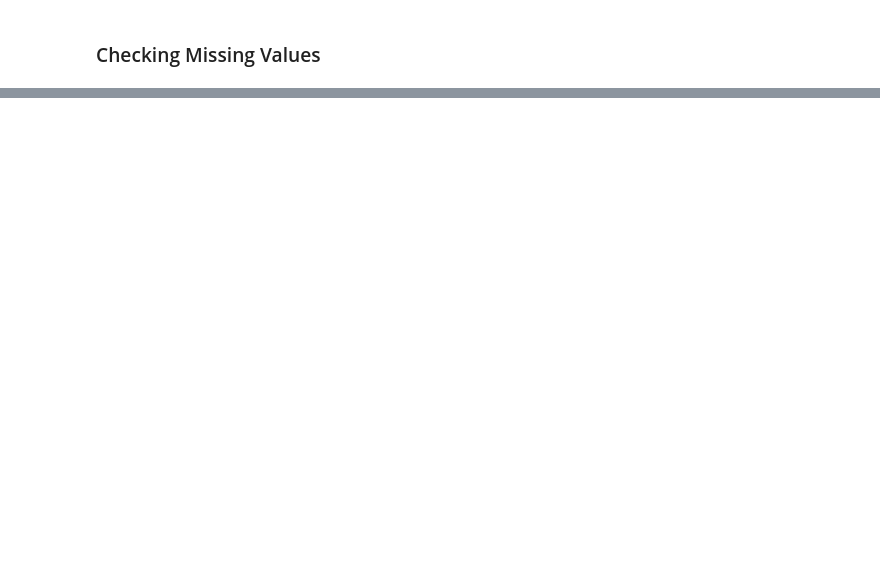
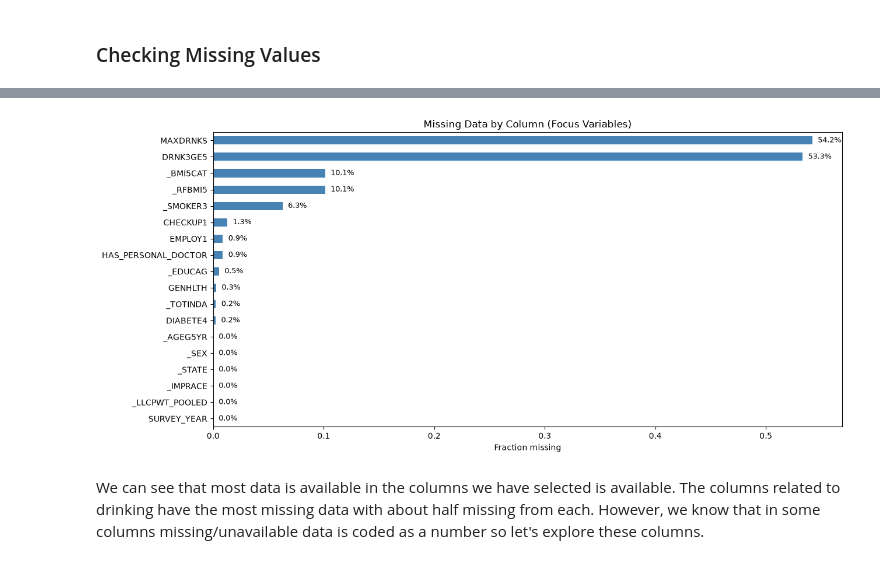
Before and after one commit to branson8815/Health-Project, a Jupyter notebook: health_proj.ipynb, the cells around one changed output, grey strips where cells are left out. Cells and saved outputs as stored; diff of their text form; code cells hidden in the pictures; blank space fills up the shorter version.

```diff
--- a/health_proj.ipynb
+++ b/health_proj.ipynb
@@ -108,0 +299,19 @@ Length: 166, dtype: float64
+# %%
+missing_pct = (filtered_eda_df.isna().sum() / len(filtered_eda_df)).sort_values(ascending=False)
+
+plt.figure(figsize=(13, 6))
+missing_pct.plot(kind="barh", color="steelblue")
+plt.gca().invert_yaxis()  # highest missingness at top
+plt.xlabel("Fraction missing")
+plt.title("Missing Data by Column (Focus Variables)")
+
+# add percentage labels on each bar
+for i, v in enumerate(missing_pct):
+    plt.text(v + 0.005, i, f"{v:.1%}", va="center", fontsize=9)
+
+plt.tight_layout()
+plt.show()
+# %% [output]
+[figure, added]
+# %% [markdown]
+We can see that most data is available in the columns we have selected is available. The columns related to drinking have the most missing data with about half missing from each. However, we know that in some columns missing/unavailable data is coded as a number so let's explore these columns.
```
Also changed, not shown: parts of 8 cells of this notebook.
